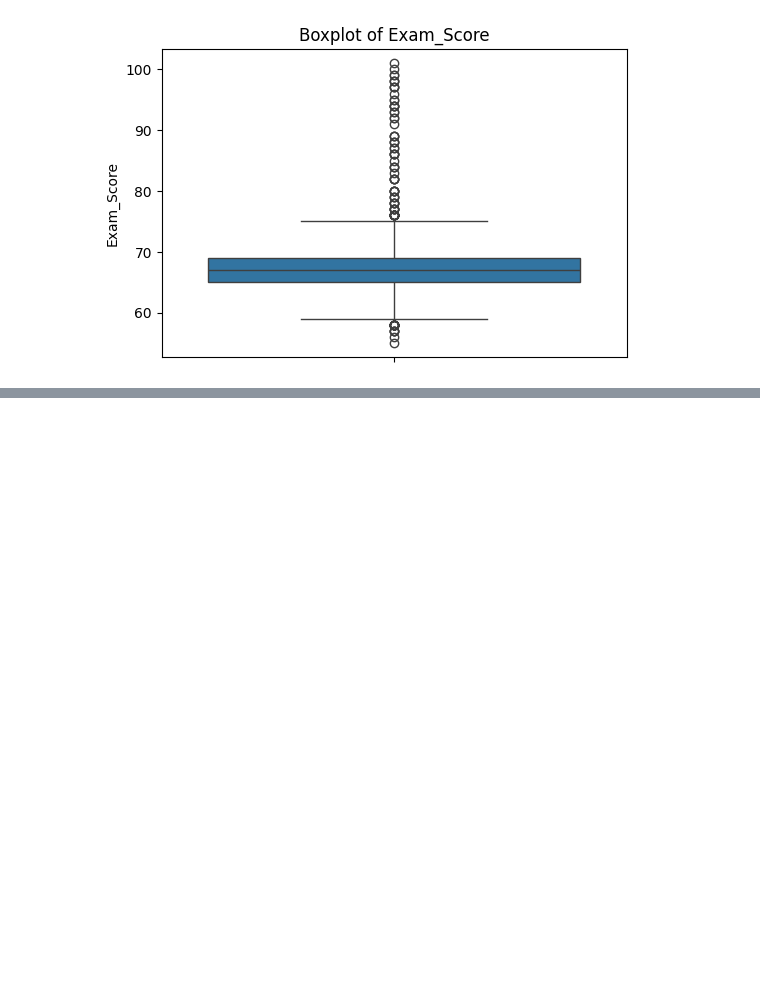
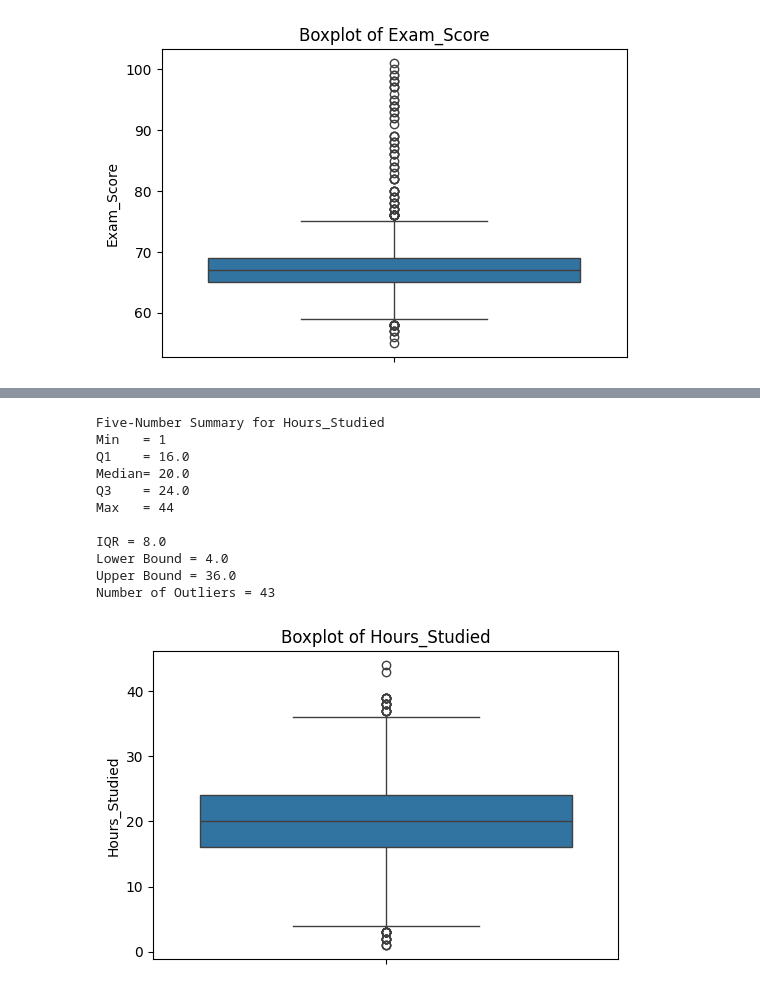
Before and after one commit to leeno-ob/IT326-project, a Jupyter notebook: Phase2.ipynb, the cells around one changed output, grey strips where cells are left out. Saved outputs shown, nothing was run; the diff lists cells and outputs as text; code cells hidden in the pictures; blank space fills up the shorter version.

Commit message:
Statistical Analysis + Outliers

```diff
--- a/Phase2.ipynb
+++ b/Phase2.ipynb
@@ -79,0 +87,55 @@ Number of Outliers = 104
+# %%
+# -----------------------------------------
+# Analysis for Second Numeric Attribute
+# -----------------------------------------
+
+col_name = "Hours_Studied"
+col = df[col_name]
+
+minimum = col.min()
+maximum = col.max()
+median  = col.median()
+
+Q1 = col.quantile(0.25)
+Q3 = col.quantile(0.75)
+
+print("\nFive-Number Summary for", col_name)
+print("Min   =", minimum)
+print("Q1    =", Q1)
+print("Median=", median)
+print("Q3    =", Q3)
+print("Max   =", maximum)
+
+# IQR
+IQR = Q3 - Q1
+print("\nIQR =", IQR)
+
+# Outlier bounds
+lower_bound = Q1 - 1.5 * IQR
+upper_bound = Q3 + 1.5 * IQR
+
+print("Lower Bound =", lower_bound)
+print("Upper Bound =", upper_bound)
+
+outliers = df[(df[col_name] < lower_bound) | (df[col_name] > upper_bound)]
+print("Number of Outliers =", len(outliers))
+
+# Boxplot
+plt.figure(figsize=(6,4))
+sns.boxplot(y=df[col_name])
+plt.title("Boxplot of " + col_name)
+plt.ylabel(col_name)
+plt.show()
+# %% [output]
+Five-Number Summary for Hours_Studied
+Min   = 1
+Q1    = 16.0
+Median= 20.0
+Q3    = 24.0
+Max   = 44
+
+IQR = 8.0
+Lower Bound = 4.0
+Upper Bound = 36.0
+Number of Outliers = 43
+[figure, added]
```
Also changed, not shown: parts of 2 cells of this notebook.
